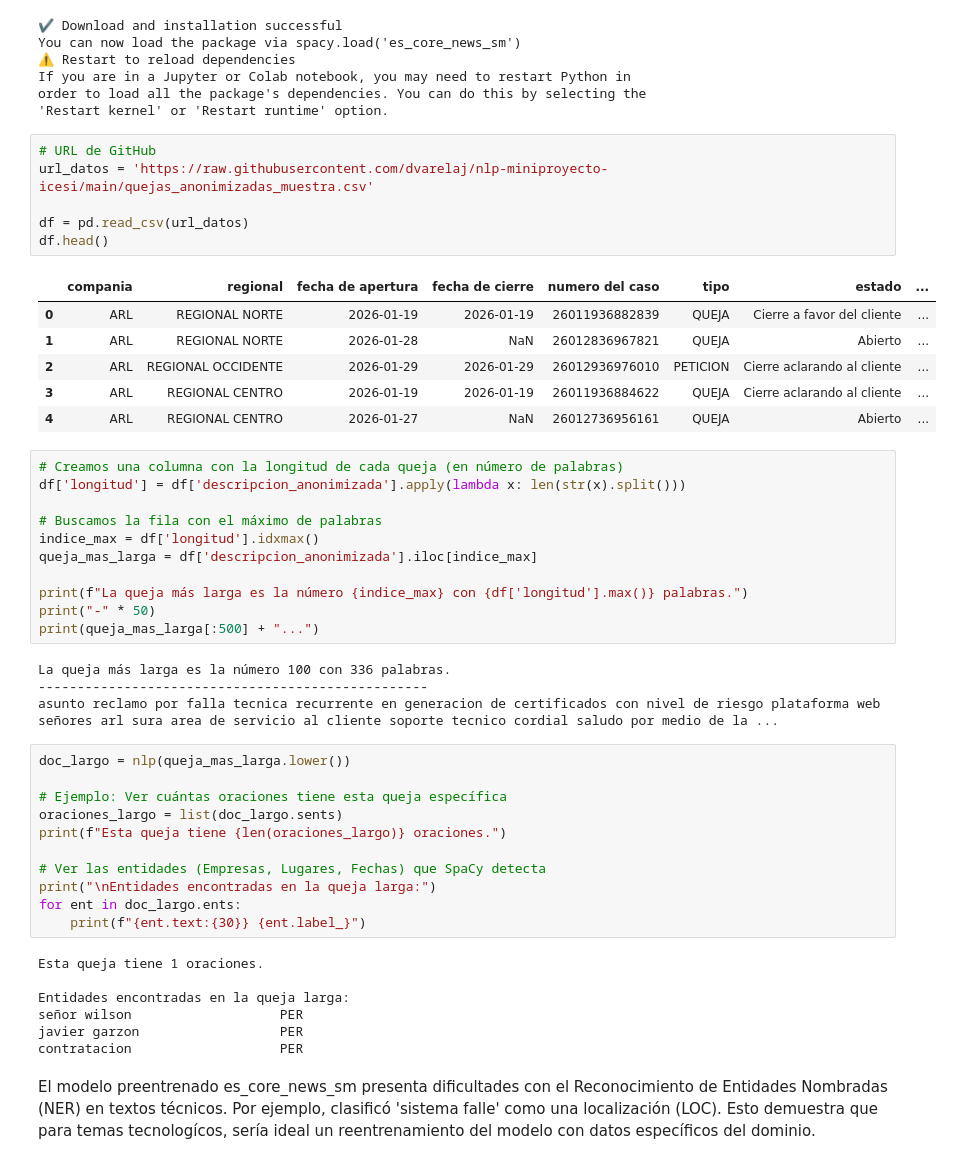
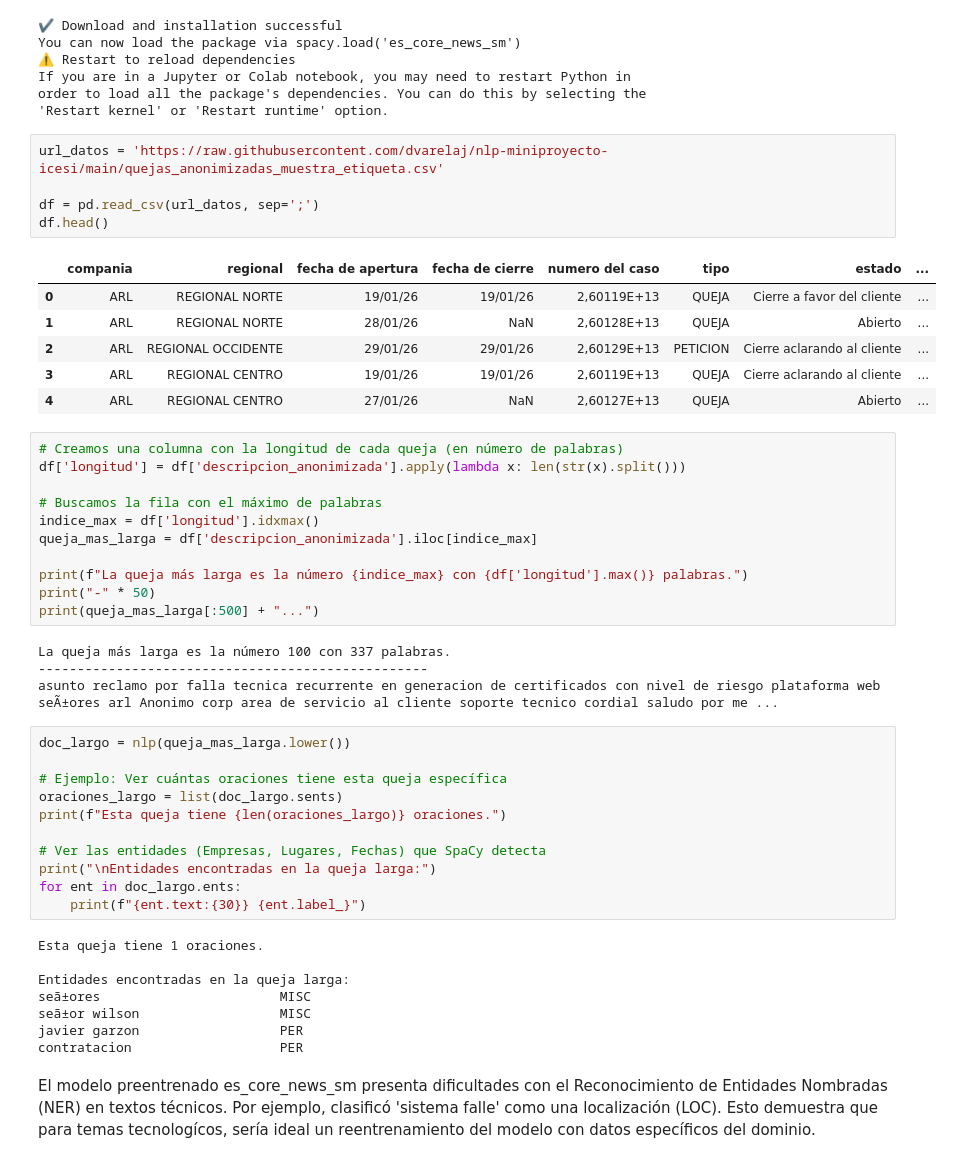
Before and after one commit to dvarelaj/nlp-miniproyecto-icesi, a Jupyter notebook: procesamiento_texto_nlp_clasico.ipynb, the cells around one changed output. Drawn from its saved outputs; the diff is of its cells as text.

```diff
--- a/procesamiento_texto_nlp_clasico.ipynb
+++ b/procesamiento_texto_nlp_clasico.ipynb
@@ -19,18 +29,17 @@ If you are in a Jupyter or Colab notebook, you may need to restart Python in
 order to load all the package's dependencies. You can do this by selecting the
 'Restart kernel' or 'Restart runtime' option.
 # %%
-# URL de GitHub
-url_datos = 'https://raw.githubusercontent.com/dvarelaj/nlp-miniproyecto-icesi/main/quejas_anonimizadas_muestra.csv'
+url_datos = 'https://raw.githubusercontent.com/dvarelaj/nlp-miniproyecto-icesi/main/quejas_anonimizadas_muestra_etiqueta.csv'
 
-df = pd.read_csv(url_datos)
+df = pd.read_csv(url_datos, sep=';')
 df.head()
 # %% [output]
 |  | compania | regional | fecha de apertura | fecha de cierre | numero del caso | tipo | estado | ... |
-| 0 | ARL | REGIONAL NORTE | 2026-01-19 | 2026-01-19 | 26011936882839 | QUEJA | Cierre a favor del cliente | ... |
-| 1 | ARL | REGIONAL NORTE | 2026-01-28 | NaN | 26012836967821 | QUEJA | Abierto | ... |
-| 2 | ARL | REGIONAL OCCIDENTE | 2026-01-29 | 2026-01-29 | 26012936976010 | PETICION | Cierre aclarando al cliente | ... |
-| 3 | ARL | REGIONAL CENTRO | 2026-01-19 | 2026-01-19 | 26011936884622 | QUEJA | Cierre aclarando al cliente | ... |
-| 4 | ARL | REGIONAL CENTRO | 2026-01-27 | NaN | 26012736956161 | QUEJA | Abierto | ... |
+| 0 | ARL | REGIONAL NORTE | 19/01/26 | 19/01/26 | 2,60119E+13 | QUEJA | Cierre a favor del cliente | ... |
+| 1 | ARL | REGIONAL NORTE | 28/01/26 | NaN | 2,60128E+13 | QUEJA | Abierto | ... |
+| 2 | ARL | REGIONAL OCCIDENTE | 29/01/26 | 29/01/26 | 2,60129E+13 | PETICION | Cierre aclarando al cliente | ... |
+| 3 | ARL | REGIONAL CENTRO | 19/01/26 | 19/01/26 | 2,60119E+13 | QUEJA | Cierre aclarando al cliente | ... |
+| 4 | ARL | REGIONAL CENTRO | 27/01/26 | NaN | 2,60127E+13 | QUEJA | Abierto | ... |
 # %%
 # Creamos una columna con la longitud de cada queja (en número de palabras)
 df['longitud'] = df['descripcion_anonimizada'].apply(lambda x: len(str(x).split()))
@@ -43,9 +52,9 @@ print(f"La queja más larga es la número {indice_max} con {df['longitud'].max()
 print("-" * 50)
 print(queja_mas_larga[:500] + "...")
 # %% [output]
-La queja más larga es la número 100 con 336 palabras.
+La queja más larga es la número 100 con 337 palabras.
 --------------------------------------------------
-asunto reclamo por falla tecnica recurrente en generacion de certificados con nivel de riesgo plataforma web señores arl sura area de servicio al cliente soporte tecnico cordial saludo por medio de la ...
+asunto reclamo por falla tecnica recurrente en generacion de certificados con nivel de riesgo plataforma web seÃ±ores arl Anonimo corp area de servicio al cliente soporte tecnico cordial saludo por me ...
 # %%
 doc_largo = nlp(queja_mas_larga.lower())
 
@@ -61,7 +70,8 @@ for ent in doc_largo.ents:
 Esta queja tiene 1 oraciones.
 
 Entidades encontradas en la queja larga:
-señor wilson                   PER
+seã±ores                       MISC
+seã±or wilson                  MISC
 javier garzon                  PER
 contratacion                   PER
 # %% [markdown]
```
Also changed, not shown: parts of 4 cells of this notebook.
